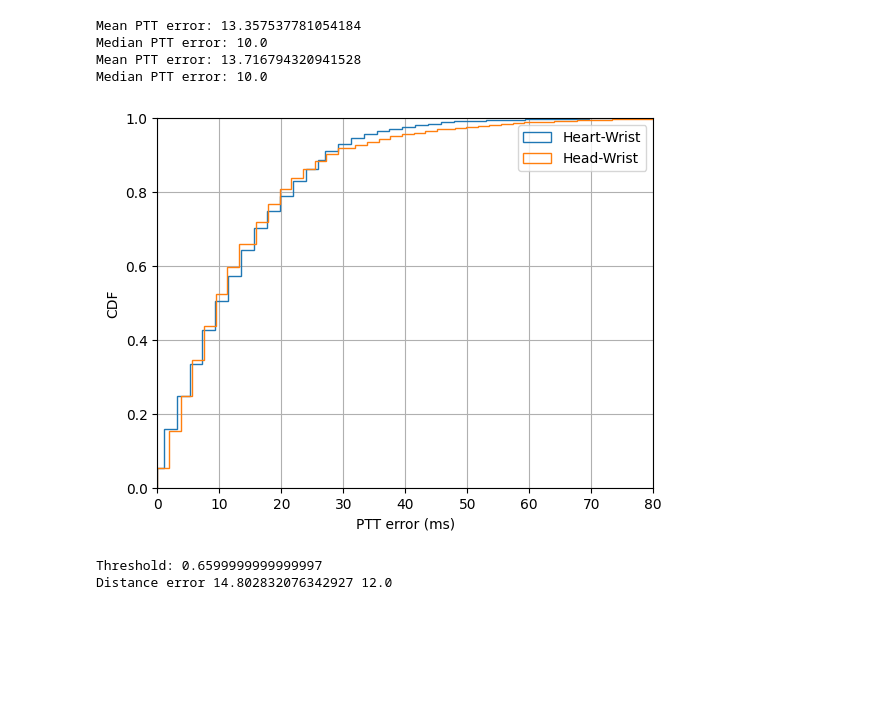
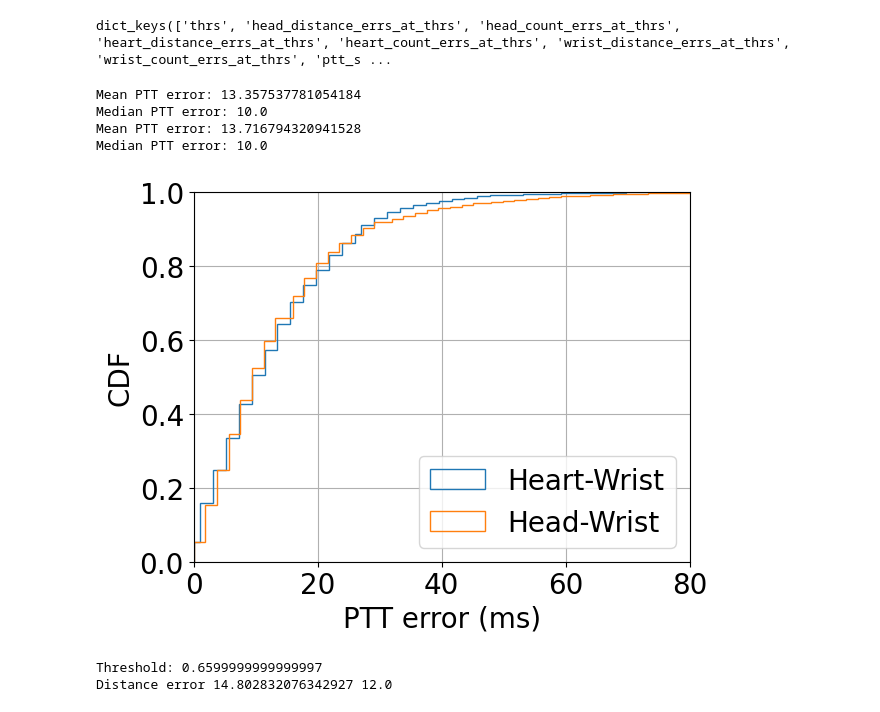
Before and after one commit to kuangyuan-cmu/RadarPulse, a Jupyter notebook: visualize_results_joint.ipynb, the cells around one changed output. Drawn from its saved outputs; the diff is of its cells as text; code cells hidden in the pictures; blank space fills up the shorter version.

```diff
--- a/visualize_results_joint.ipynb
+++ b/visualize_results_joint.ipynb
@@ -4,6 +4,10 @@ import matplotlib.pyplot as plt
 import pandas as pd
 
 results = np.load('results/joint.npy', allow_pickle=True).item()
+# %%
+results.keys()
+# %% [output]
+dict_keys(['thrs', 'head_distance_errs_at_thrs', 'head_count_errs_at_thrs', 'heart_distance_errs_at_thrs', 'heart_count_errs_at_thrs', 'wrist_distance_errs_at_thrs', 'wrist_count_errs_at_thrs', 'ptt_s ...
 # %%
 thrs = results['thrs']
 head_distance_errs_at_thrs = results['head_distance_errs_at_thrs']
@@ -15,27 +19,30 @@ wrist_count_errs_at_thrs = results['wrist_count_errs_at_thrs']
 # %%
 num_queries = len(results['ptt_queries'])
 plt.figure()
 for i in range(num_queries):
     ptt_gt = np.array(results['ptt_samples'][i]['gt_ptt'])
     ptt_pred = np.array(results['ptt_samples'][i]['pred_ptt'])
     errors = np.abs(ptt_gt - ptt_pred)*2
     print('Mean PTT error:', np.mean(errors))
     print('Median PTT error:', np.median(errors))
     plt.hist(errors, bins=100, density=True, cumulative=True, histtype='step')
 plt.xlabel('PTT error (ms)')
 plt.ylabel('CDF')
 
 plt.grid()
 plt.xlim([0, 80])
 plt.ylim([0, 1])
 plt.legend(['Heart-Wrist', 'Head-Wrist'])
+# make the font bigger
+plt.rc('font', size=25)
+
 plt.show()
 # %% [output]
 Mean PTT error: 13.357537781054184
 Median PTT error: 10.0
 Mean PTT error: 13.716794320941528
 Median PTT error: 10.0
-[figure, old version]
+[figure, new version]
 # %%
 # thr_level = 0.66
 idx = np.argmin(np.abs(thrs - 0.66))
```
Also changed, not shown: 12 other files.
